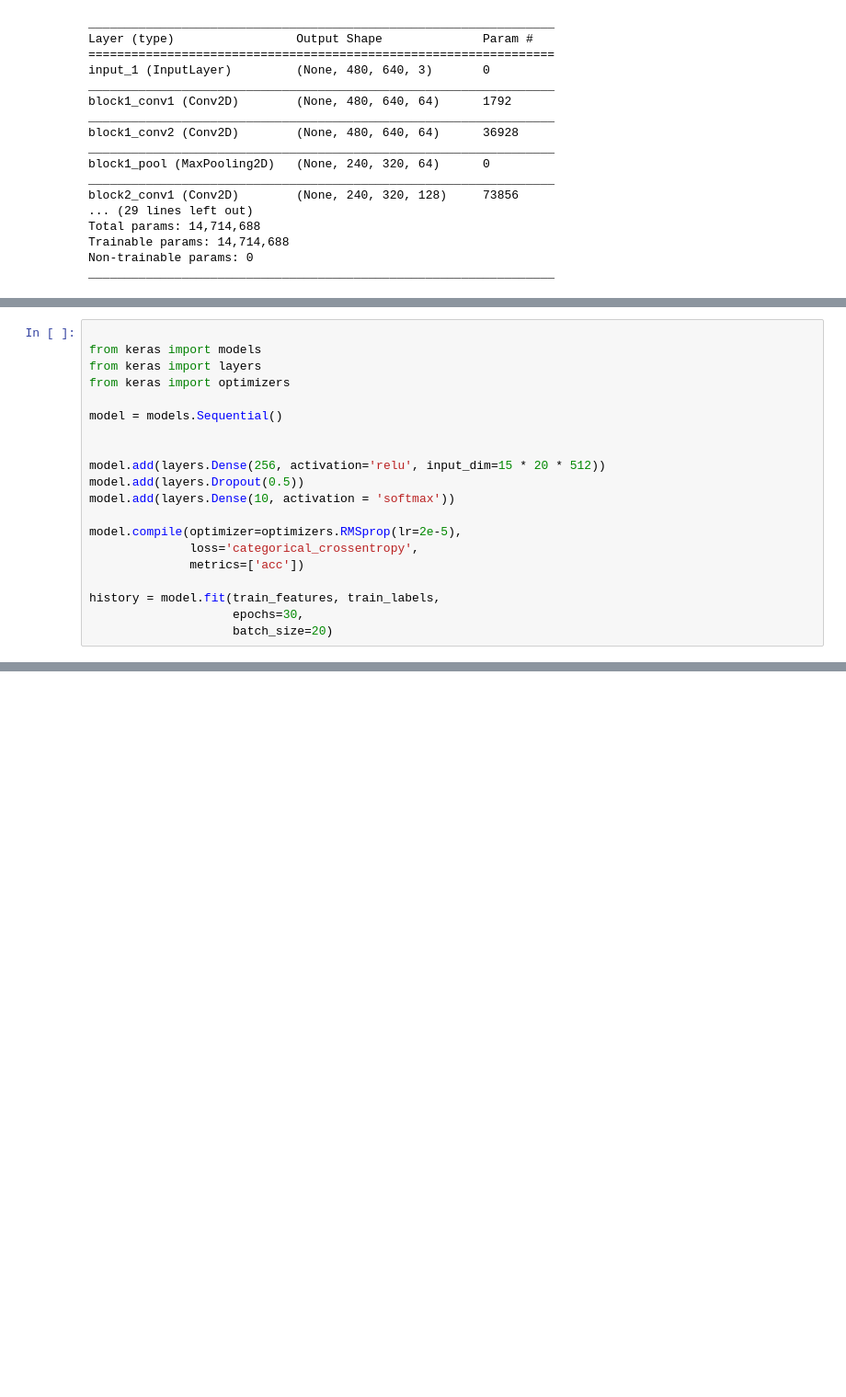
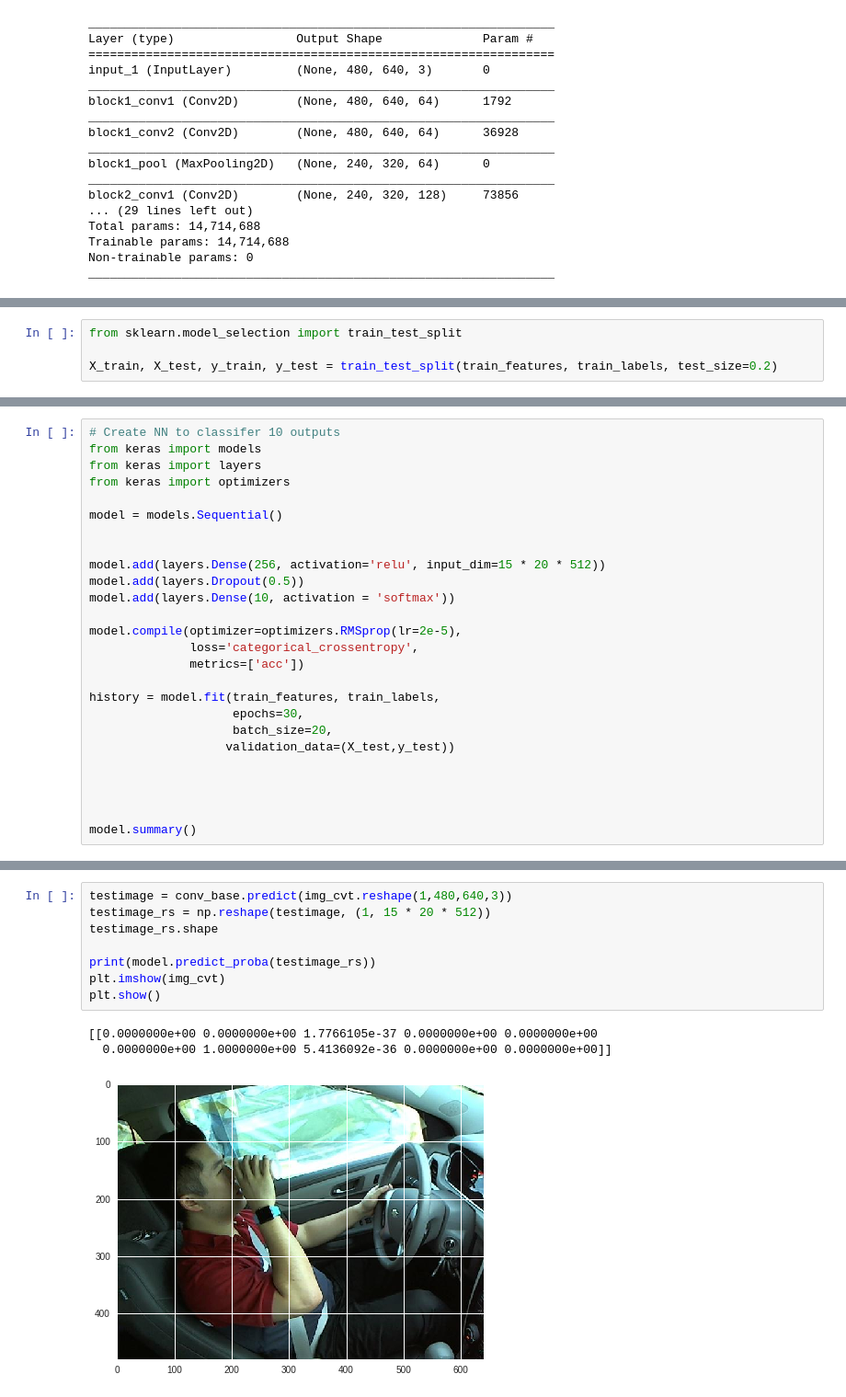
Before and after one commit to bennykan/ML1020, a Jupyter notebook: Ml1020_Pretrained_Model_V2.ipynb, the cells around one changed output, grey strips where cells are left out. Shown at 92% size. Cells and saved outputs as stored; diff of their text form; blank space fills up the shorter version.

```diff
--- a/Ml1020_Pretrained_Model_V2.ipynb
+++ b/Ml1020_Pretrained_Model_V2.ipynb
@@ -119,0 +125,4 @@ print(train_labels.shape)
+# %%
+from sklearn.model_selection import train_test_split
+
+X_train, X_test, y_train, y_test = train_test_split(train_features, train_labels, test_size=0.2)
@@ -120,5 +143,5 @@ print(train_labels.shape)
 # %%
-
+# Create NN to classifer 10 outputs
 from keras import models
 from keras import layers
 from keras import optimizers
@@ -136,5 +159,11 @@ model.compile(optimizer=optimizers.RMSprop(lr=2e-5),
 
 history = model.fit(train_features, train_labels,
                     epochs=30,
-                    batch_size=20)
+                    batch_size=20,
+                   validation_data=(X_test,y_test))
+
+
+
+
+model.summary()
 # %% [output]
@@ -157,0 +187,12 @@ Epoch 30/30
+# %%
+testimage = conv_base.predict(img_cvt.reshape(1,480,640,3))
+testimage_rs = np.reshape(testimage, (1, 15 * 20 * 512))
+testimage_rs.shape
+
+print(model.predict_proba(testimage_rs))
+plt.imshow(img_cvt)
+plt.show()
+# %% [output]
+[[0.0000000e+00 0.0000000e+00 1.7766105e-37 0.0000000e+00 0.0000000e+00
+  0.0000000e+00 1.0000000e+00 5.4136092e-36 0.0000000e+00 0.0000000e+00]]
+[figure, added]
```
Also changed, not shown: parts of 7 cells of this notebook.
